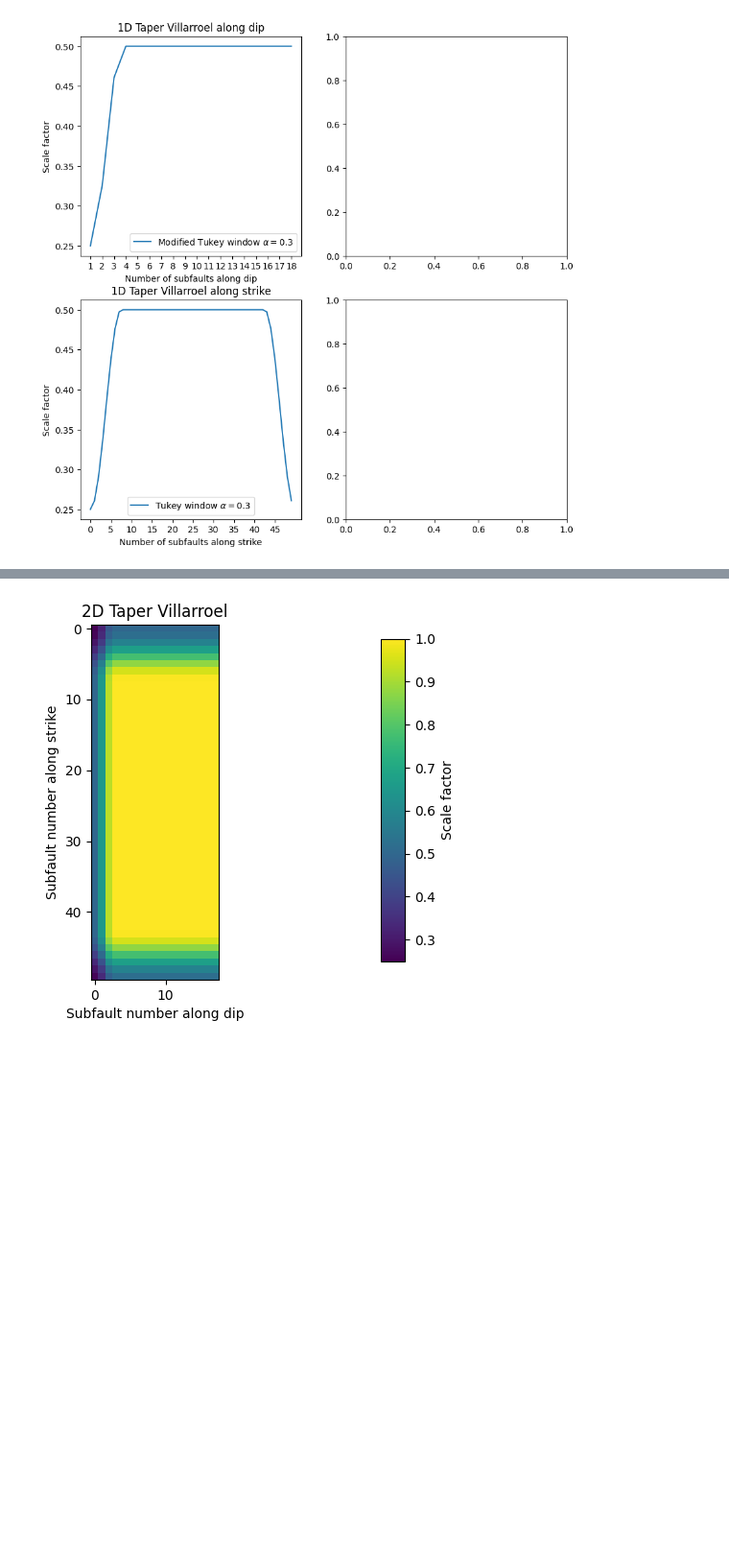
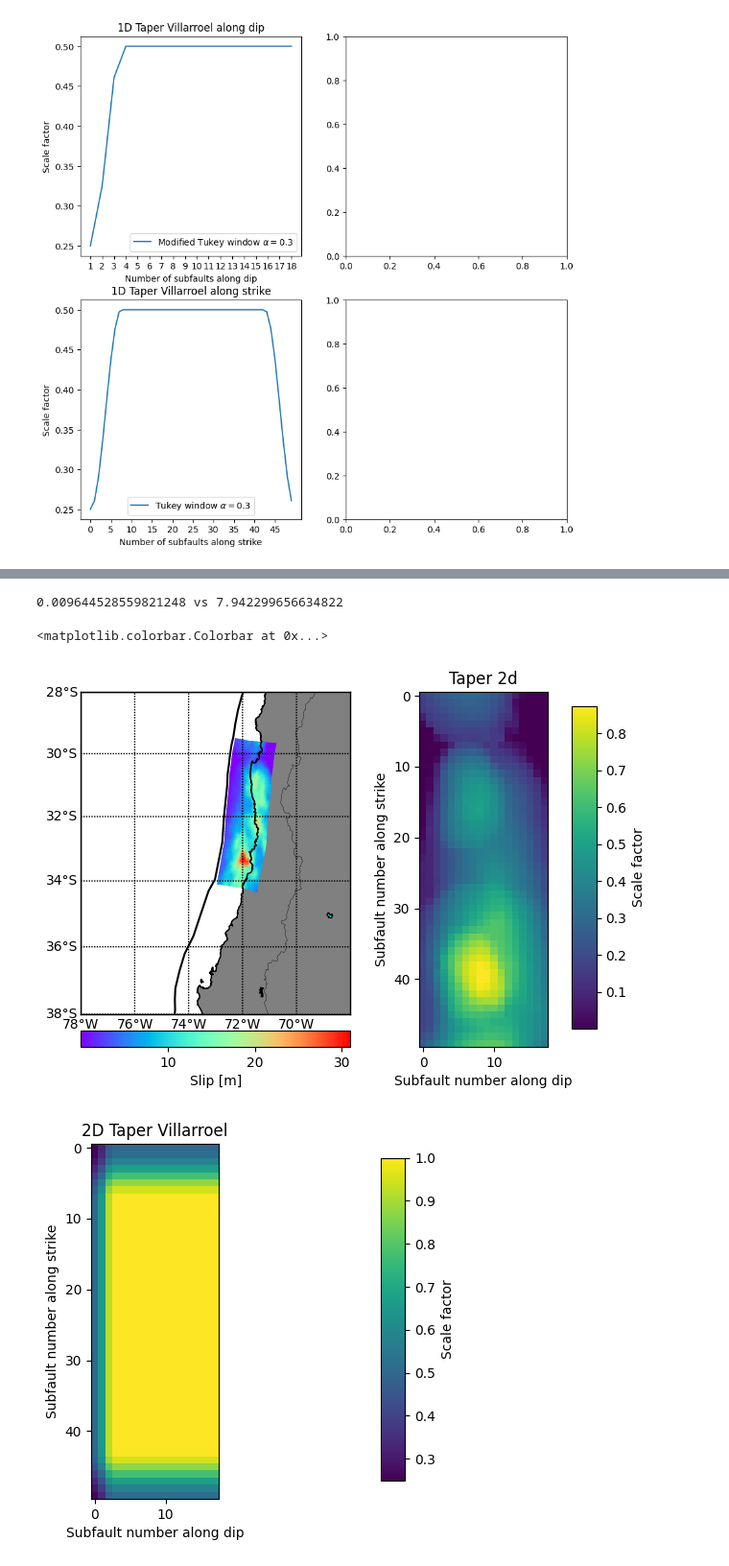
Before and after one commit to alexvillarroel/StochasticSlipGenerator, a Jupyter notebook: util_functions/notebooks/Case2D-Karhunen-Loeve.ipynb, the cells around one changed output, grey strips where cells are left out. Shown at 96% size. Drawn from its saved outputs; the diff is of its cells as text; code cells hidden in the pictures; blank space fills up the shorter version.

```diff
--- a/util_functions/notebooks/Case2D-Karhunen-Loeve.ipynb
+++ b/util_functions/notebooks/Case2D-Karhunen-Loeve.ipynb
@@ -192,3 +224,16 @@ axs[1,0].set_xticks(np.arange(0, 49, step=5))
 plt.show()
 # %% [output]
 [figure]
+# %%
+import numpy as np
+from scipy.interpolate import griddata
+route_file=geostochpy.get_data('median_lock_Herrera2023.txt')
+route_file_mesh=geostochpy.get_data('mesh__Herrera2023.npy')
+mesh=np.load(route_file_mesh,allow_pickle=True)
+median_lock=np.loadtxt(route_file)
+mesh1=mesh[0]
+x=mesh1[:,0]
+y=mesh1[:,1]
+z=median_lock
+taper_coupling = griddata((x, y), z, (X_grid, Y_grid), method='linear', fill_value=0, rescale=True)
+print(taper_coupling)
@@ -195,3 +258,38 @@ plt.show()
+# %%
+
+## Creation slip models
+# mean matrix
+#
+media,rigidez_media=geostochpy.media_slip(Mw,dy_meters,dx_meters,dep)
+leveque_taper=geostochpy.taper_LeVeque(dep,60000)
+# leveque_taper=leveque_taper/np.max(leveque_taper)
+villarroel_taper=geostochpy.taper_except_trench_tukey(dep,alpha_dip=0.3,alpha_strike=0.3)
+taper=leveque_taper*villarroel_taper
+# taper=geostochpy.taper_except_trench_tukey(dep,alpha_dip=0.6,alpha_strike=0.4,dip_taperfunc=geostochpy.taper_LeVeque,strike_taperfunc=geostochpy.tukey_window_equal)
+
+mu = geostochpy.matriz_medias_villarroel(media,taper_coupling)
+# matriz de covarianza
+C    = geostochpy.matriz_covarianza_von_karman(dip, dep, X_grid, Y_grid,length,width)
+# for comcot simulation
+Slip=geostochpy.distribucion_slip(C, mu, 899)
+Slip,rigidez,Mo_original,Mo_deseado=geostochpy.escalar_magnitud_momento(Mw, Slip, dep, dy_meters,dx_meters,prem=True) # se escala el Slip a la magnitud deseada <--------- Slip final
+# Hypocenter=geostochpy.hypocenter(X_grid,Y_grid,dep,length,width) se tiene en cuenta la rigidez con el modelo PREM incluido @fetched with Rockhound
+# PLOT result
+fig=geostochpy.plot_slip(X_grid,Y_grid,lonsfosa,latsfosa,Slip,None,show=True)
+ax2=fig.add_subplot(122)
+im2=ax2.imshow(taper_coupling)
+ax2.set_title('Taper 2d')
+ax2.set_xlabel('Subfault number along dip')
+ax2.set_ylabel('Subfault number along strike')
+# add space for colour bar
+fig.subplots_adjust(left=-0.5, right=1.1)
+cbar_ax = fig.add_axes([0.88, 0.15, 0.04, 0.7])
+print(f'{media} vs {np.mean(Slip)}')
+fig.colorbar(im2, cax=cbar_ax,label='Scale factor')
+# %% [output]
+0.009644528559821248 vs 7.942299656634822
+<matplotlib.colorbar.Colorbar at 0x...>
+[figure, added]
 # %%
 fig, ax = plt.subplots()
 
```
Also changed, not shown: parts of 7 cells of this notebook, 10 other files.
